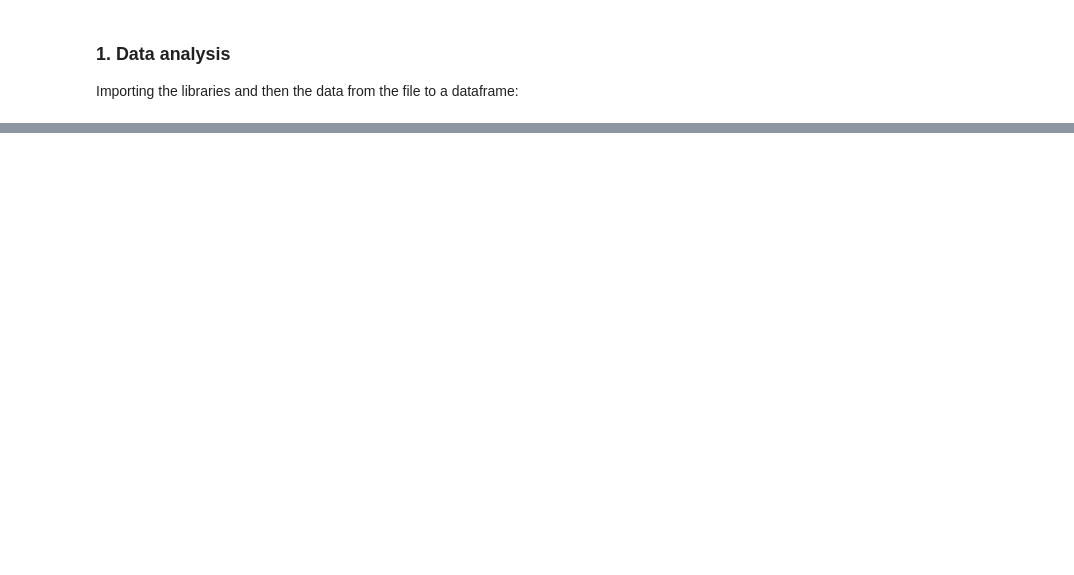
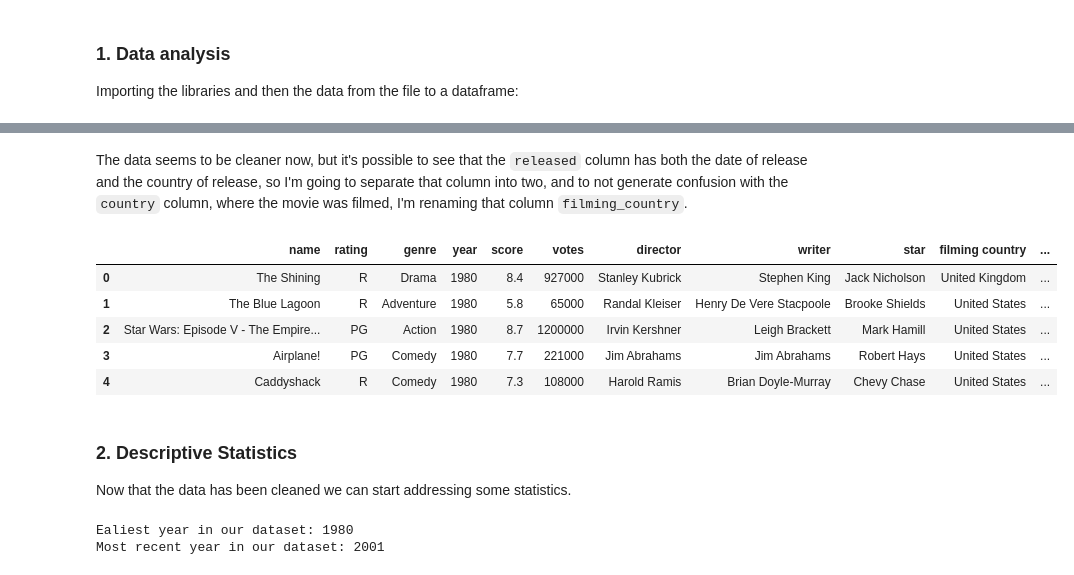
Before and after one commit to wilson-inacio/Movie-Visualizations, a Jupyter notebook: Movie-Data.ipynb, the cells around one changed output, grey strips where cells are left out. Saved outputs shown, nothing was run; the diff lists cells and outputs as text; code cells hidden in the pictures; blank space fills up the shorter version.

```diff
--- a/Movie-Data.ipynb
+++ b/Movie-Data.ipynb
@@ -59,0 +84,35 @@ dtype: int64
+# %% [markdown]
+The data seems to be cleaner now, but it's possible to see that the `released` column has both the date of release and the country of release, so I'm going to separate that column into two, and to not generate confusion with the `country` column, where the movie was filmed, I'm renaming that column `filming_country`.
+# %%
+# Splitting the `released` column into two
+movie_data["release date"] = movie_data["released"].str.extract(r'^(.*?)\s*\(')
+movie_data["release country"] = movie_data["released"].str.extract(r'\((.*?)\)')
+
+# Convert release_date to datetime type
+movie_data["release date"] = pd.to_datetime(movie_data["release date"], errors="coerce")
+
+# Drop the old column
+movie_data = movie_data.drop(columns=["released"])
+
+# Renaming the `country` column
+movie_data = movie_data.rename(columns={"country": "filming country"})
+
+# Previewing the data again
+movie_data.head()
+# %% [output]
+|  | name | rating | genre | year | score | votes | director | writer | star | filming country | ... |
+| 0 | The Shining | R | Drama | 1980 | 8.4 | 927000 | Stanley Kubrick | Stephen King | Jack Nicholson | United Kingdom | ... |
+| 1 | The Blue Lagoon | R | Adventure | 1980 | 5.8 | 65000 | Randal Kleiser | Henry De Vere Stacpoole | Brooke Shields | United States | ... |
+| 2 | Star Wars: Episode V - The Empire... | PG | Action | 1980 | 8.7 | 1200000 | Irvin Kershner | Leigh Brackett | Mark Hamill | United States | ... |
+| 3 | Airplane! | PG | Comedy | 1980 | 7.7 | 221000 | Jim Abrahams | Jim Abrahams | Robert Hays | United States | ... |
+| 4 | Caddyshack | R | Comedy | 1980 | 7.3 | 108000 | Harold Ramis | Brian Doyle-Murray | Chevy Chase | United States | ... |
+# %% [markdown]
+### 2. Descriptive Statistics
+
+Now that the data has been cleaned we can start addressing some statistics.
+# %%
+print('Ealiest year in our dataset:',movie_data.year.min())
+print('Most recent year in our dataset:',movie_data.year.max())
+# %% [output]
+Ealiest year in our dataset: 1980
+Most recent year in our dataset: 2001
```
Also changed, not shown: parts of 54 cells of this notebook, 1 other file.
